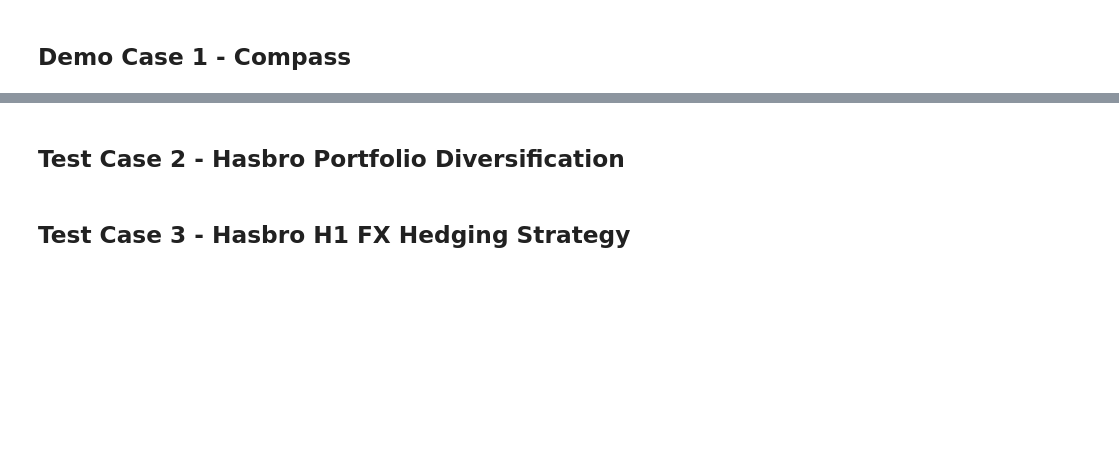
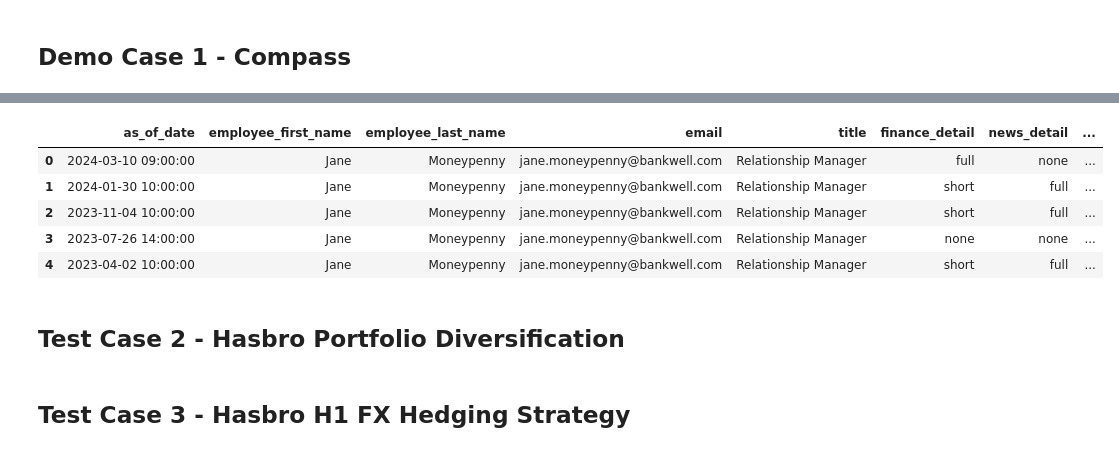
Before and after one commit to ConvoAI-Capstone-SpSu2025/currensee, a Jupyter notebook: notebooks/2.0-agent_development/1.0-demo_notebooks/xf_dynamic_demo_nb.ipynb, the cells around one changed output, grey strips where cells are left out. Cells and saved outputs as stored; diff of their text form; code cells hidden in the pictures; blank space fills up the shorter version.

```diff
--- a/notebooks/2.0-agent_development/1.0-demo_notebooks/xf_dynamic_demo_nb.ipynb
+++ b/notebooks/2.0-agent_development/1.0-demo_notebooks/xf_dynamic_demo_nb.ipynb
@@ -88,6 +117,42 @@ result
 # %%
 default_client_report = generate_report(result)
 save_html_to_file(default_client_report , 'default_client_report .html')
+# %%
+from google.cloud import secretmanager
+import pandas as pd
+import numpy as np
+from currensee.utils.db_utils import create_pg_engine
+from sqlalchemy import text
+
+import pandas as pd
+import random
+import os
+import re
+from faker import Faker
+
+DB_NAME = "crm_outlook"
+engine = create_pg_engine(db_name=DB_NAME)
+
+user_email = "jane.moneypenny@bankwell.com"
+meeting_timestamp = "2024-03-26 11:00:00"
+
+query = f"""
+SELECT *
+FROM preferences p
+WHERE p.email = '{user_email}'
+AND p.as_of_date <= '{meeting_timestamp}'
+ORDER BY p.as_of_date DESC
+"""
+
+df = pd.read_sql(query, con=engine)
+df.head()
+# %% [output]
+|  | as_of_date | employee_first_name | employee_last_name | email | title | finance_detail | news_detail | ... |
+| 0 | 2024-03-10 09:00:00 | Jane | Moneypenny | jane.moneypenny@bankwell.com | Relationship Manager | full | none | ... |
+| 1 | 2024-01-30 10:00:00 | Jane | Moneypenny | jane.moneypenny@bankwell.com | Relationship Manager | short | full | ... |
+| 2 | 2023-11-04 10:00:00 | Jane | Moneypenny | jane.moneypenny@bankwell.com | Relationship Manager | short | full | ... |
+| 3 | 2023-07-26 14:00:00 | Jane | Moneypenny | jane.moneypenny@bankwell.com | Relationship Manager | none | none | ... |
+| 4 | 2023-04-02 10:00:00 | Jane | Moneypenny | jane.moneypenny@bankwell.com | Relationship Manager | short | full | ... |
 # %% [markdown]
 ## Test Case 2 - Hasbro Portfolio Diversification
 # %%
```
Also changed, not shown: parts of 5 cells of this notebook, 3 other files.
